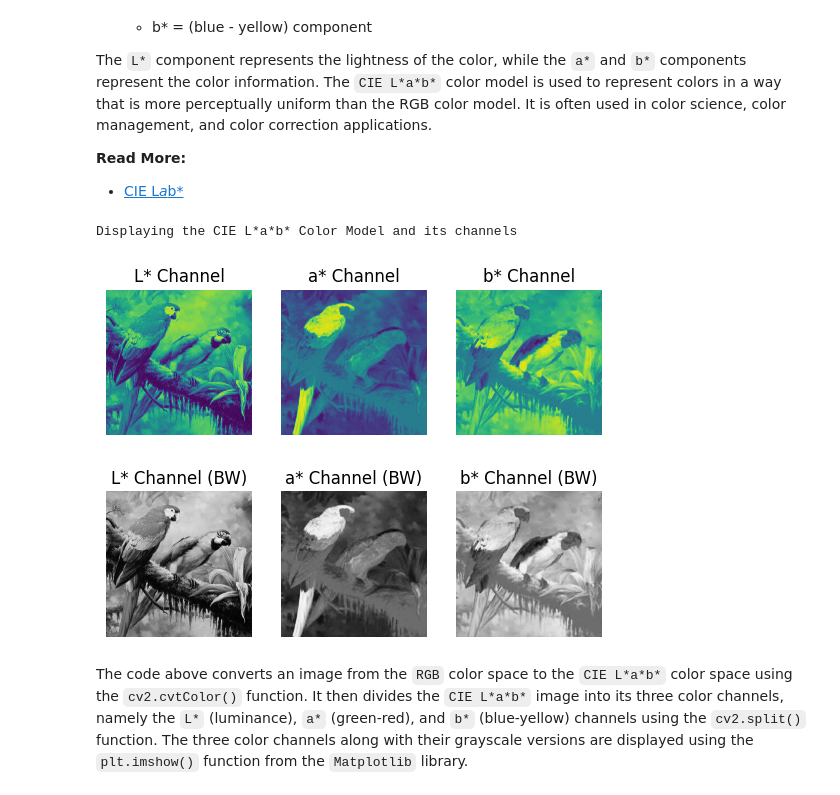
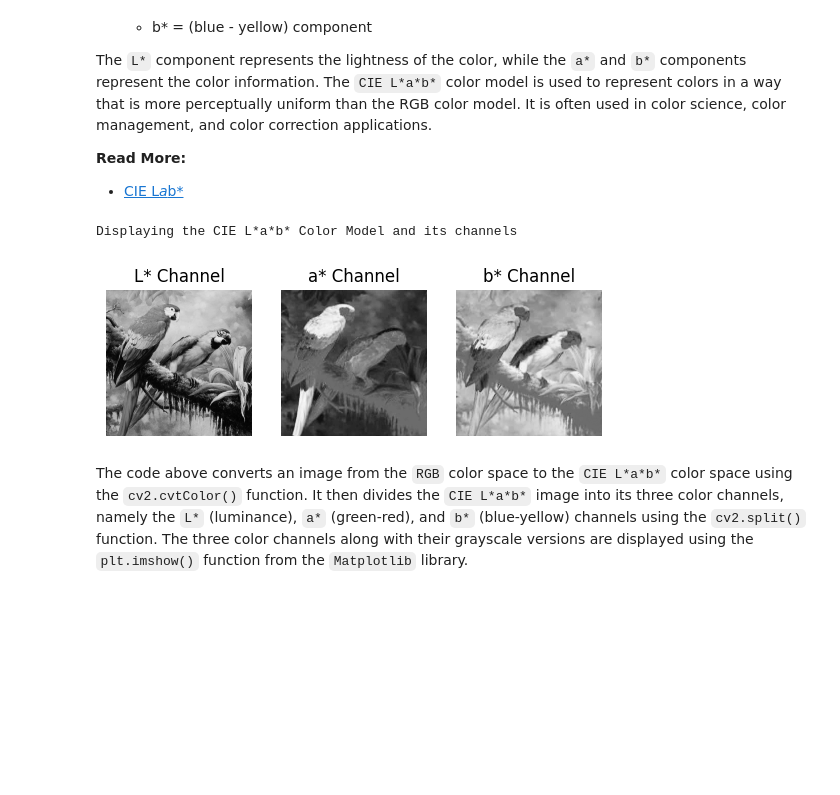
Before and after one commit to SorSU-Classroom/CS-314-Graphics-and-Visual-Computing, a Jupyter notebook: 2. Image Basics/2.4. Color Models/2.4. Color Models.ipynb, the cells around one changed output. Drawn from its saved outputs; the diff is of its cells as text; code cells hidden in the pictures; blank space fills up the shorter version.

```diff
--- a/2. Image Basics/2.4. Color Models/2.4. Color Models.ipynb
+++ b/2. Image Basics/2.4. Color Models/2.4. Color Models.ipynb
@@ -635,48 +634,33 @@ The `L*` component represents the lightness of the color, while the `a*` and `b*
 # %%
 # Convert image to CIE L*a*b*
 lab_image = cv2.cvtColor(original_image, cv2.COLOR_RGB2LAB)
 
 # Divide the CIE L*a*b* image into its three color channels
 channel_l, channel_a, channel_b = cv2.split(lab_image)
 
 # Displaying the three color channels
 print("Displaying the CIE L*a*b* Color Model and its channels")
 plt.figure('CIE L*a*b* Color Model')
 
-plt.subplot(2, 3, 1)
-plt.imshow(channel_l)
+plt.subplot(1, 3, 1)
+plt.imshow(channel_l, cmap='gray')
 plt.title('L* Channel')
 plt.axis('off')
 
-plt.subplot(2, 3, 2)
-plt.imshow(channel_a)
+plt.subplot(1, 3, 2)
+plt.imshow(channel_a, cmap='gray')
 plt.title('a* Channel')
 plt.axis('off')
 
-plt.subplot(2, 3, 3)
-plt.imshow(channel_b)
+plt.subplot(1, 3, 3)
+plt.imshow(channel_b, cmap='gray')
 plt.title('b* Channel')
 plt.axis('off')
 
-plt.subplot(2, 3, 4)
-plt.imshow(channel_l, cmap='gray')
-plt.title('L* Channel (BW)')
-plt.axis('off')
-
-plt.subplot(2, 3, 5)
-plt.imshow(channel_a, cmap='gray')
-plt.title('a* Channel (BW)')
-plt.axis('off')
-
-plt.subplot(2, 3, 6)
-plt.imshow(channel_b, cmap='gray')
-plt.title('b* Channel (BW)')
-plt.axis('off')
-
 plt.show()
 # %% [output]
 Displaying the CIE L*a*b* Color Model and its channels
-[figure, old version]
+[figure, new version]
 # %% [markdown]
 The code above converts an image from the `RGB` color space to the `CIE L*a*b*` color space using the `cv2.cvtColor()` function. It then divides the `CIE L*a*b*` image into its three color channels, namely the `L*` (luminance), `a*` (green-red), and `b*` (blue-yellow) channels using the `cv2.split()` function. The three color channels along with their grayscale versions are displayed using the `plt.imshow()` function from the `Matplotlib` library.
 # %% [markdown]
```
Also changed, not shown: parts of 3 cells of this notebook, 5 other files.
